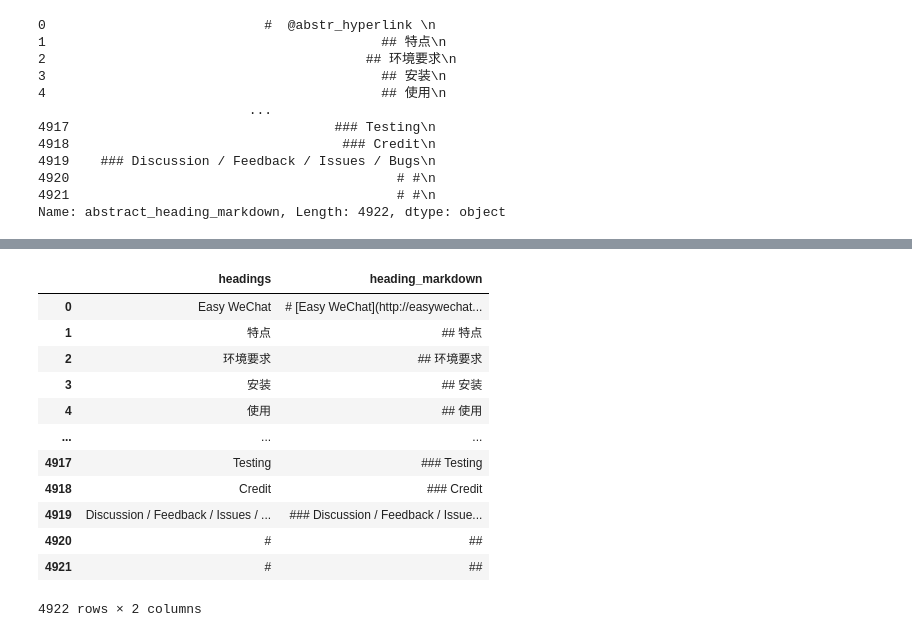
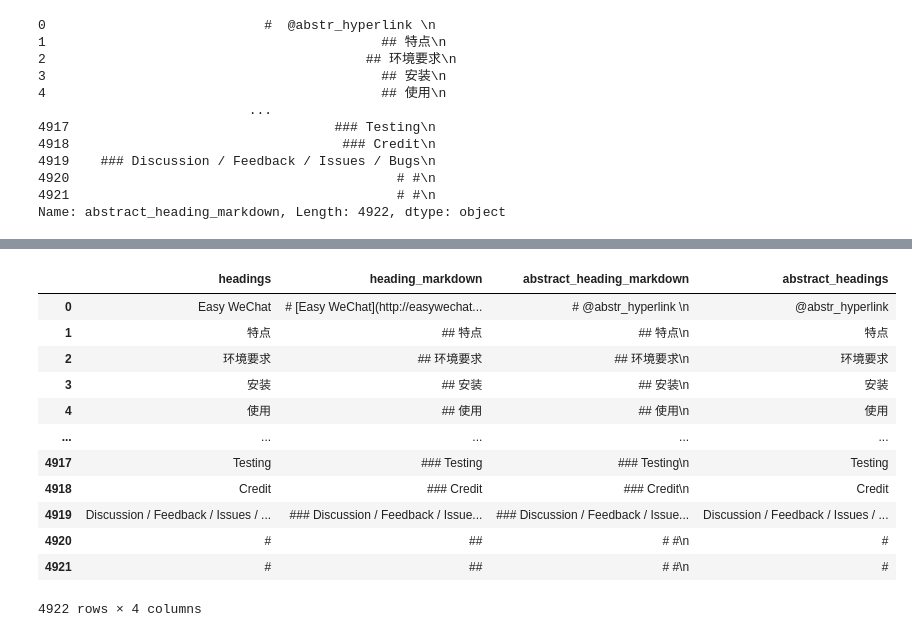
Before and after one commit to evankboerchers/Classification-of-Github-READMES, a Jupyter notebook: script/abstract_text.ipynb, the cells around one changed output, grey strips where cells are left out. Drawn from its saved outputs; the diff is of its cells as text; code cells hidden in the pictures.

```diff
--- a/script/abstract_text.ipynb
+++ b/script/abstract_text.ipynb
@@ -148,5 +148,3 @@ df.abstract_heading_markdown
 4920                                          # #\n
 4921                                          # #\n
 Name: abstract_heading_markdown, Length: 4922, dtype: object
-# %%
-df['abstract_section_contents'] = generate_abstract_text(df.section_contents.tolist())
@@ -183,21 +166,23 @@ extracted_contents = generate_extract_text_from_markdown_snippet(df.section_cont
 headings = generate_extract_text_in_heading_markdown(df.heading_markdown.to_list())
 # %%
 df['headings'] = headings
+# %%
+df['abstract_headings'] = generate_extract_text_in_heading_markdown(df.abstract_heading_markdown.to_list())
 # %%
-df[['headings','heading_markdown']]
+df[['headings','heading_markdown','abstract_heading_markdown','abstract_headings']]
 # %% [output]
-|  | headings | heading_markdown |
-| 0 | Easy WeChat | # [Easy WeChat](http://easywechat... |
-| 1 | 特点 | ## 特点 |
-| 2 | 环境要求 | ## 环境要求 |
-| 3 | 安装 | ## 安装 |
-| 4 | 使用 | ## 使用 |
-| ... | ... | ... |
-| 4917 | Testing | ### Testing |
-| 4918 | Credit | ### Credit |
-| 4919 | Discussion / Feedback / Issues / ... | ### Discussion / Feedback / Issue... |
-| 4920 | # | ## |
-| 4921 | # | ## |
+|  | headings | heading_markdown | abstract_heading_markdown | abstract_headings |
+| 0 | Easy WeChat | # [Easy WeChat](http://easywechat... | # @abstr_hyperlink \n | @abstr_hyperlink |
+| 1 | 特点 | ## 特点 | ## 特点\n | 特点 |
+| 2 | 环境要求 | ## 环境要求 | ## 环境要求\n | 环境要求 |
+| 3 | 安装 | ## 安装 | ## 安装\n | 安装 |
+| 4 | 使用 | ## 使用 | ## 使用\n | 使用 |
+| ... | ... | ... | ... | ... |
+| 4917 | Testing | ### Testing | ### Testing\n | Testing |
+| 4918 | Credit | ### Credit | ### Credit\n | Credit |
+| 4919 | Discussion / Feedback / Issues / ... | ### Discussion / Feedback / Issue... | ### Discussion / Feedback / Issue... | Discussion / Feedback / Issues / ... |
+| 4920 | # | ## | # #\n | # |
+| 4921 | # | ## | # #\n | # |
-4922 rows × 2 columns
+4922 rows × 4 columns
 # %%
 df['extracted_contents'] = extracted_contents
```
Also changed, not shown: parts of 2 cells of this notebook.
